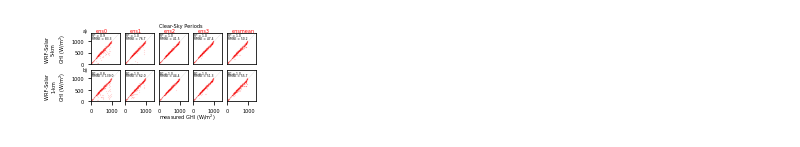
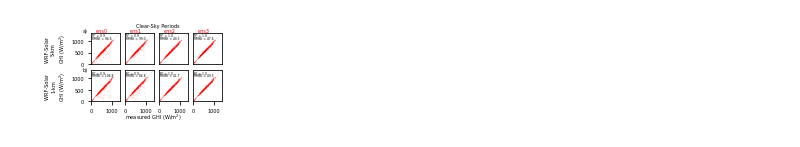
Before and after one commit to shanevisaga/kalman_filter_evaluation, a Jupyter notebook: 04_merged_plots.ipynb, the cells around one changed output. Drawn from its saved outputs; the diff is of its cells as text; code cells hidden in the pictures.

```diff
--- a/04_merged_plots.ipynb
+++ b/04_merged_plots.ipynb
@@ -43,0 +459,24 @@ output/ensmean/d02/MO/15_day_KF/ensmean_d02_15_day_KF_df.csv
+# %%
+r_input = li[['Time', 'sza', 'ghi_obs', 'ghi_mod', 'GHI_pred_kf_only', 'GHI_pred_improved_fin', 'ens', 'domain', 'flag_clear']]
+for ens in ['ens0','ens1','ens2','ens3','ensmean']:
+    for domain in ['d01', 'd02']:
+        x = r_input[(r_input['ens'] == ens) & (r_input['domain'] == domain)]
+        x['dw_solar'] = x['ghi_obs']
+        x['G_nam'] = x['ghi_mod']
+        x['zen'] = x['sza']
+        x = x[['Time', 'zen', 'dw_solar', 'G_nam']]
+        x.to_csv(f'{main_dir_path_recursive}/{ens}_{domain}_model.csv')
+
+        x = r_input[(r_input['ens'] == ens) & (r_input['domain'] == domain)]
+        x['dw_solar'] = x['ghi_obs']
+        x['G_nam'] = x['GHI_pred_kf_only']
+        x['zen'] = x['sza']
+        x = x[['Time', 'zen', 'dw_solar', 'G_nam']]
+        x.to_csv(f'{main_dir_path_recursive}/{ens}_{domain}_kf.csv')
+
+        x = r_input[(r_input['ens'] == ens) & (r_input['domain'] == domain)]
+        x['dw_solar'] = x['ghi_obs']
+        x['G_nam'] = x['GHI_pred_improved_fin']
+        x['zen'] = x['sza']
+        x = x[['Time', 'zen', 'dw_solar', 'G_nam']]
+        x.to_csv(f'{main_dir_path_recursive}/{ens}_{domain}_kfp.csv')
@@ -230,9 +681,9 @@ def scat_model_clear(da_mean):
 
 
 
-    jump = 1 #2
-    i_end = 2 #5
-    j_end = 5 #9
+    jump = 1
+    i_end = 2
+    j_end = 4
     for i in range(0,i_end,jump):
         for j in range(0,j_end,jump):
 
@@ -260,10 +711,6 @@ def scat_model_clear(da_mean):
                 ens = 'ens3'
                 back = da_mean[da_mean['ens'] == ens]
 
-            if (j == 4):
-                ens = 'ensmean'
-                back = da_mean[da_mean['ens'] == ens]
-
             if (i == 0):
                 color_= 'red'
                 back = back[back['domain'] == 'd01']
@@ -277,39 +724,39 @@ def scat_model_clear(da_mean):
 
             rmse = fitting(back)[7]
             r_ =  fitting(back)[0]
 
-            ax.scatter(x=back['ghi_obs'],y=back['ghi_mod'],c=color_,s=0.01,alpha=0.5)
+            ax.scatter(x=back['ghi_obs'],y=back['ghi_mod'],c=color_,s=0.01,alpha=0.3)
             plt.plot(x_new,x_new,c='gray',linewidth=0.1)
             ax.text( 50, 1100,'RMSE = %0.1f'%rmse, fontsize=3, color='black')
             ax.text( 50, 1200,'R* = %0.1f'%r_, fontsize=3, color='black')
 
             ax.tick_params(axis='both', which='major', labelsize=5)
             ax.set_ylim(0,1360)
             ax.set_xlim(0,1360)
 
 
             if (j==0):
                 ax.set_ylabel(f'{method}\nGHI (W/m$^2$)',  fontsize=5)
 
             if (i==0):
                 ax.text( 200, 1400,ens, fontsize=5, color=color_)
 
             if ((i==0) & (j==0)):
                 ax.text( -400, 1400,'a)', fontsize=5, color='k')
             if ((i==1) & (j==0)):
                 ax.text( -400, 1300,'b)', fontsize=5, color='k')
 
-            if ((i==0) & (j==2)):
-                ax.text( 0, 1600,'Clear-Sky Periods', fontsize=5, color='k')
-            if ((i==1) & (j==2)):
+            if ((i==0) & (j==1)):
+                ax.text( 500, 1600,'Clear-Sky Periods', fontsize=5, color='k')
+            if ((i==1) & (j==1)):
                 ax.text( 0, -800,f'measured GHI (W/m$^2$)', fontsize=5, color='k')
 
 
-    plt.savefig(f"output/models_clear_Manila_scatplot.png", dpi=500, frameon=False, facecolor='white', bbox_inches="tight")
+    plt.savefig(f"{main_dir_path_recursive}/models_clear_Manila_scatplot_{nb_historical_days}_updated.png", dpi=500, frameon=False, facecolor='white', bbox_inches="tight")
 
 scat_model_clear(li)
 # %% [output]
-[figure, old version]
+[figure, new version]
 # %%
 #row 1: ghi_mod
 
```
Also changed, not shown: parts of 18 cells of this notebook, 3 other files.
